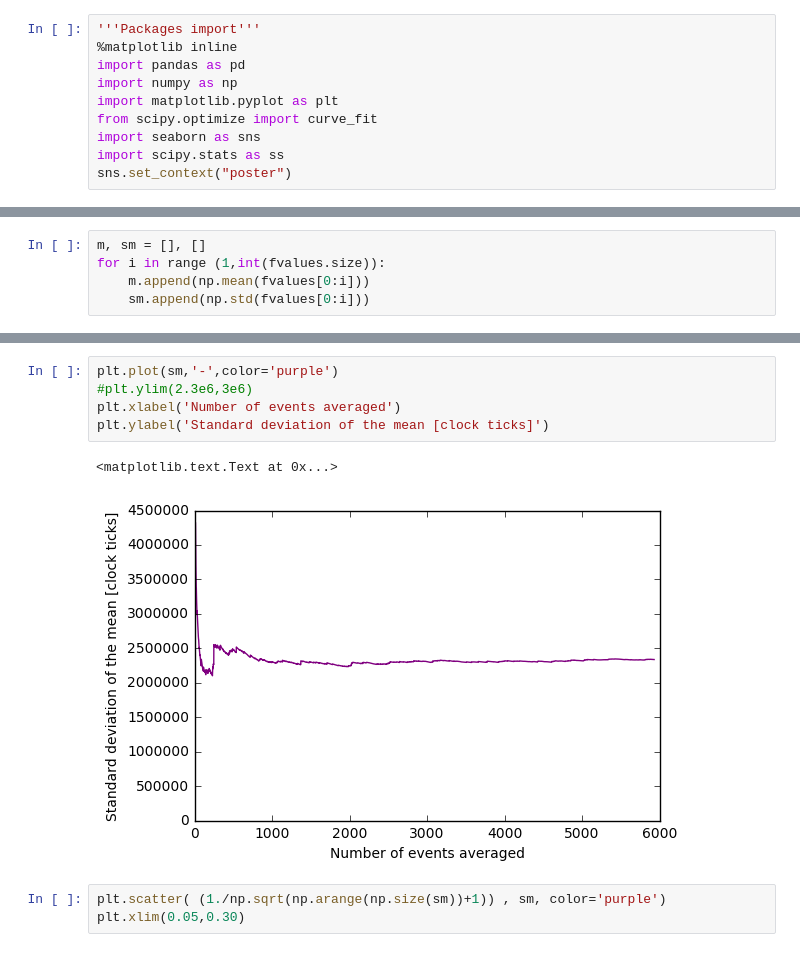
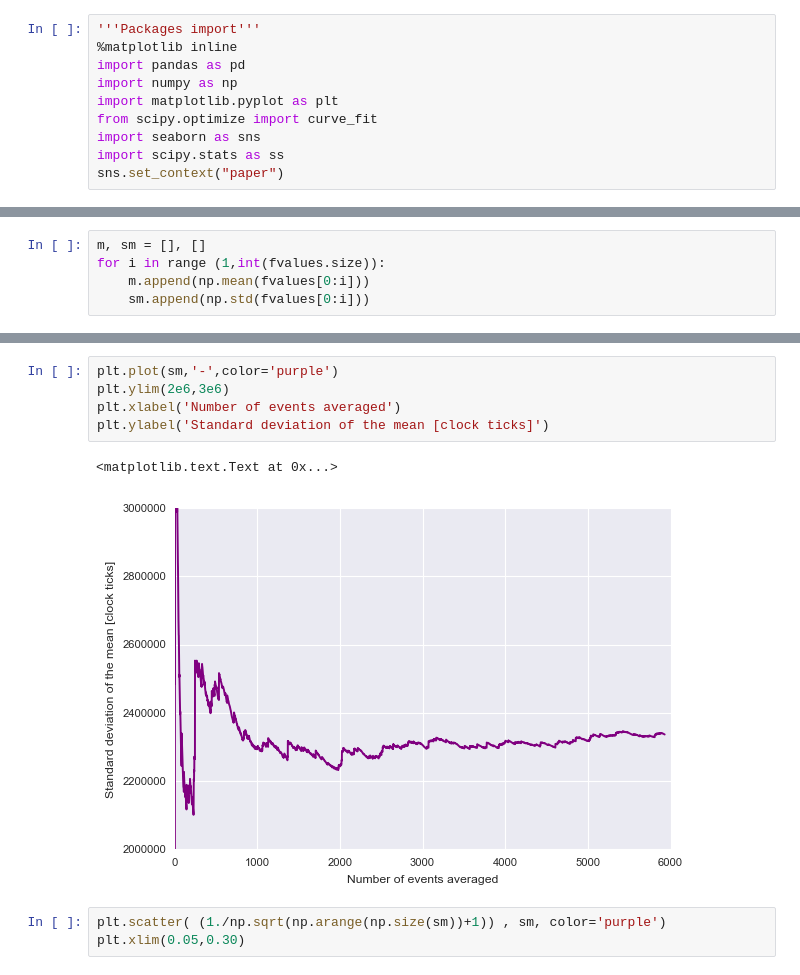
Before and after one commit to pymilo/notebooks, a Jupyter notebook: Photomultiplier.ipynb, the cells around one changed output, grey strips where cells are left out. Drawn from its saved outputs; the diff is of its cells as text.

```diff
--- a/Photomultiplier.ipynb
+++ b/Photomultiplier.ipynb
@@ -40,7 +40,7 @@ import matplotlib.pyplot as plt
 from scipy.optimize import curve_fit
 import seaborn as sns
 import scipy.stats as ss
-sns.set_context("poster")
+sns.set_context("paper")
 # %% [markdown]
 ## Exploring the obtained data
 # %%
@@ -132,11 +132,11 @@ plt.title('Mean of data using progressively larger fractions of the data.')
 # %%
 plt.plot(sm,'-',color='purple')
-#plt.ylim(2.3e6,3e6)
+plt.ylim(2e6,3e6)
 plt.xlabel('Number of events averaged')
 plt.ylabel('Standard deviation of the mean [clock ticks]')
 # %% [output]
 <matplotlib.text.Text at 0x...>
-[figure, old version]
+[figure, new version]
 # %%
 plt.scatter( (1./np.sqrt(np.arange(np.size(sm))+1)) , sm, color='purple')
 plt.xlim(0.05,0.30)
```
Also changed, not shown: parts of 10 cells of this notebook.
